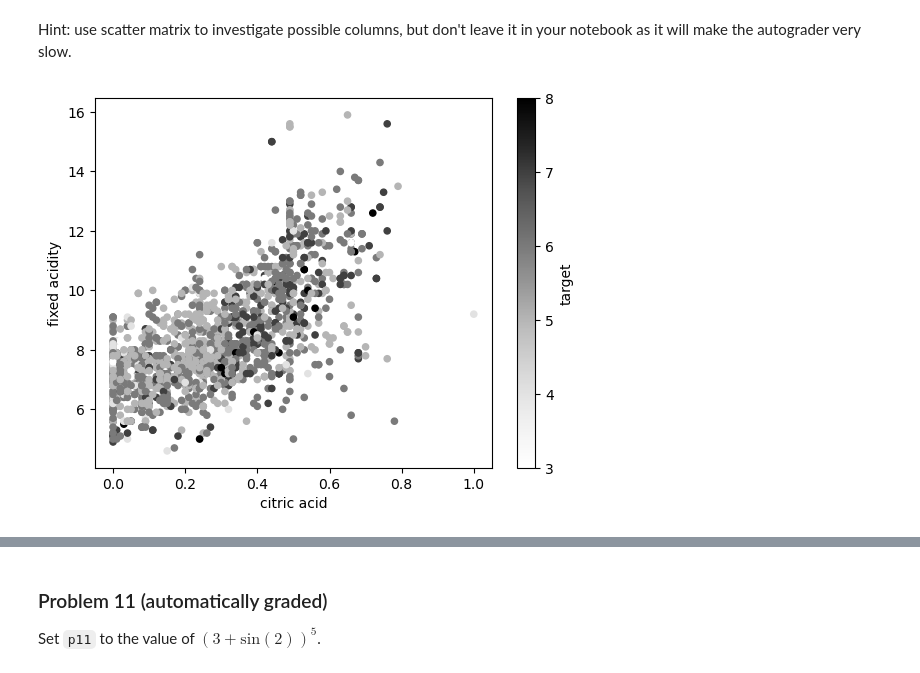
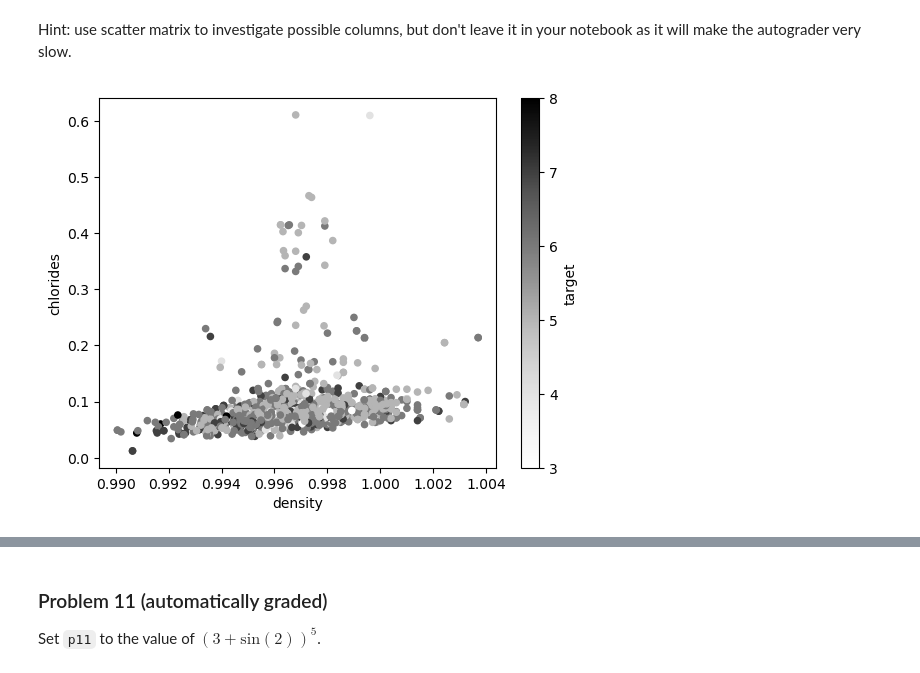
Before and after one commit to calebhadley1/dx602-homework-10, a Jupyter notebook: homework.ipynb, the cells around one changed output, grey strips where cells are left out. Cells and saved outputs as stored; diff of their text form; code cells hidden in the pictures.

```diff
--- a/homework.ipynb
+++ b/homework.ipynb
@@ -200,14 +200,14 @@ Hint: use scatter matrix to investigate possible columns, but don't leave it in
 # %%
 # YOUR CHANGES HERE
 
 # Commenting for autograder
 # pd.plotting.scatter_matrix(red_wine, alpha=.02)
 
 # Check out matrix, find some interesting shapes
-red_wine.plot.scatter("citric acid", "fixed acidity", c="target")
+red_wine.plot.scatter("density", "chlorides", c="target")
 None
 # %% [output]
-[figure, old version]
+[figure, new version]
 # %% [markdown]
 <div style="page-break-after: always;"></div>
 # %% [markdown]
```
Also changed, not shown: parts of 5 cells of this notebook.
